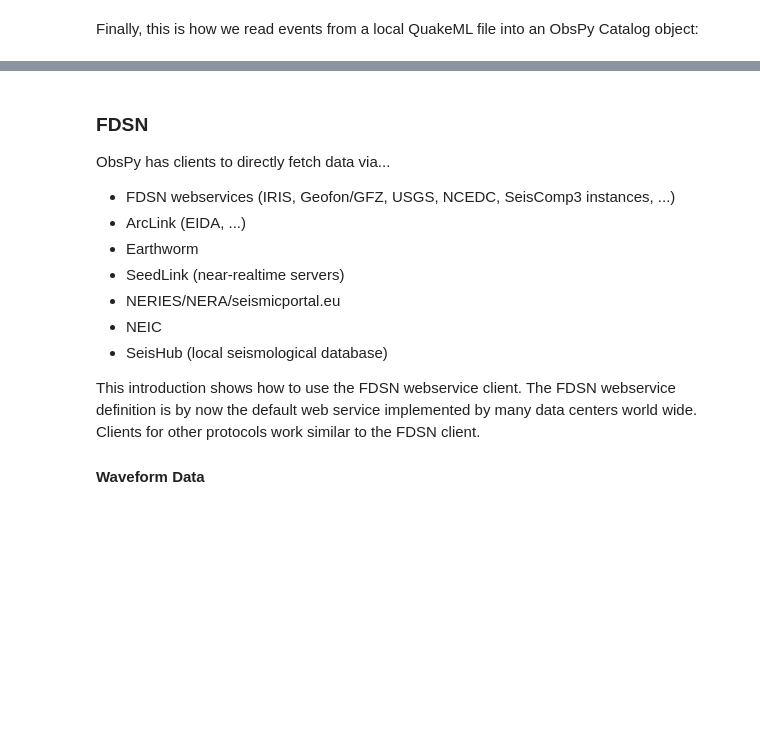
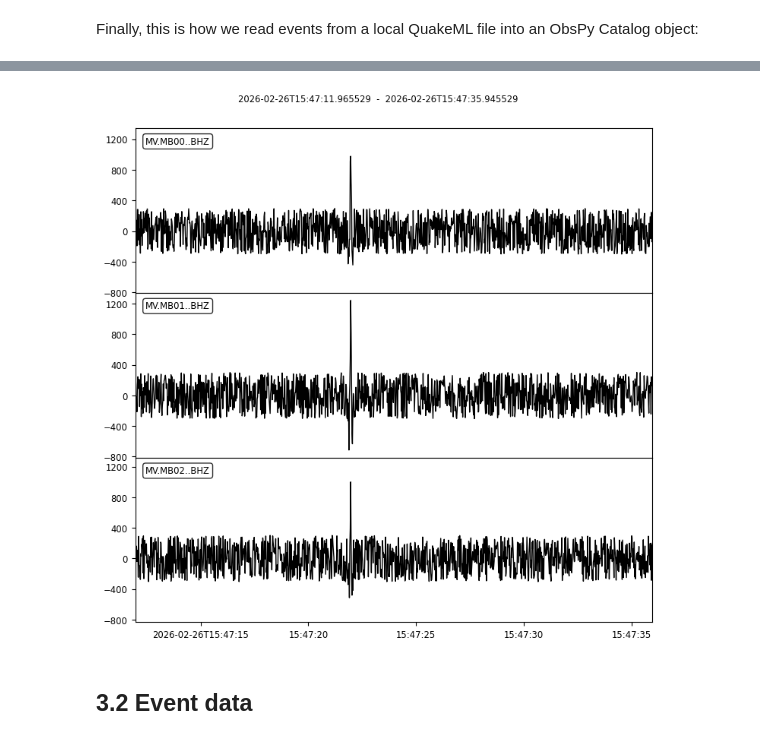
Before and after one commit to gthompson/CompSciS26, a Jupyter notebook: week7/74_local_vs_fdsn.ipynb, the cells around one changed output, grey strips where cells are left out. Cells and saved outputs as stored; diff of their text form; code cells hidden in the pictures; blank space fills up the shorter version.

```diff
--- a/week7/74_local_vs_fdsn.ipynb
+++ b/week7/74_local_vs_fdsn.ipynb
@@ -141,15 +357,0 @@ Waveforms:
-# %%
-from obspy import Stream, Trace, UTCDateTime
-
-x = np.random.randint(-100, 100, 500)
-tr = Trace(data=x)
-tr.stats.station = "XYZ"
-tr.stats.starttime = UTCDateTime()
-
-tr2 = Trace(data=np.random.randint(-300, 100, 1000))
-tr2.stats.starttime = UTCDateTime()
-tr2.stats.sampling_rate = 10.0
-st = Stream([tr, tr2])
-
-print(st)
-st.plot();
@@ -157,0 +358,45 @@ Events
+# %%
+from obspy import Stream, Trace, UTCDateTime
+import numpy as np
+
+# --- settings ---
+fs = 50.0              # Hz (match Trace.stats.sampling_rate)
+n = 1200               # samples (=> 120 s at 50 Hz)
+t = np.arange(n) / fs
+
+# Ricker wavelet parameters
+t0 = 10.0              # event time (s) within the trace
+f0 = 5.0               # dominant frequency (Hz)
+Aevent = 1200.0        # event amplitude (bigger than noise+1 Hz sine)
+
+def ricker(t, f0, t0):
+    """Ricker (Mexican hat) wavelet centered at t0 with dominant freq f0."""
+    tau = t - t0
+    a = (np.pi * f0 * tau)
+    return (1.0 - 2.0 * a**2) * np.exp(-a**2)
+
+wavelet = Aevent * ricker(t, f0, t0)
+
+st = Stream()
+start = UTCDateTime()
+
+# Slightly different event amplitudes per component
+event_scales = [1.0, 0.8, 0.6]
+
+for c in range(3):
+    noise = 3 * np.random.randint(-100, 100, n)
+    signal = 4 * np.sin(2 * np.pi * 1 * t)
+
+    x = noise + signal + event_scales[c] * wavelet
+
+    tr = Trace(data=x.astype(np.float32))
+    tr.stats.network = "MV"
+    tr.stats.station = f"MB{c:02d}"     # MB00, MB01, MB02
+    tr.stats.channel = "BHZ"
+    tr.stats.starttime = start
+    tr.stats.sampling_rate = fs
+    st.append(tr)
+
+print(st)
+st.plot();
+# %% [output]
@@ -158,3 +407,6 @@ Events
+[figure, added]
+# %% [markdown]
+## 3.2 Event data
 # %%
 from obspy import UTCDateTime
 from obspy.core.event import Catalog, Event, Origin, Magnitude
@@ -197,19 +449,3 @@ m2.origin_id = o.resource_id
 print(cat)
 cat.write("/tmp/my_custom_events.xml", format="QUAKEML")
 !cat /tmp/my_custom_events.xml
-# %% [markdown]
-### FDSN
-
-ObsPy has clients to directly fetch data via...
-
-- FDSN webservices (IRIS, Geofon/GFZ, USGS, NCEDC, SeisComp3 instances, ...)
-- ArcLink (EIDA, ...)
-- Earthworm
-- SeedLink (near-realtime servers)
-- NERIES/NERA/seismicportal.eu
-- NEIC
-- SeisHub (local seismological database)
-
-This introduction shows how to use the FDSN webservice client. The FDSN webservice definition is by now the default web service implemented by many data centers world wide. Clients for other protocols work similar to the FDSN client.
-
-#### Waveform Data
```
Also changed, not shown: parts of 29 cells of this notebook.
